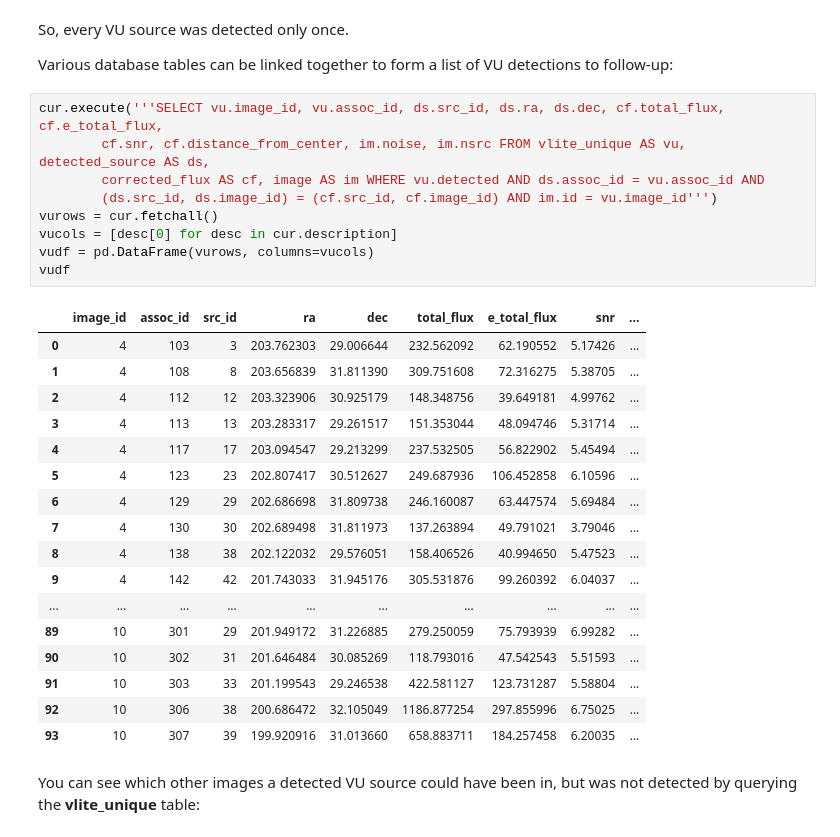
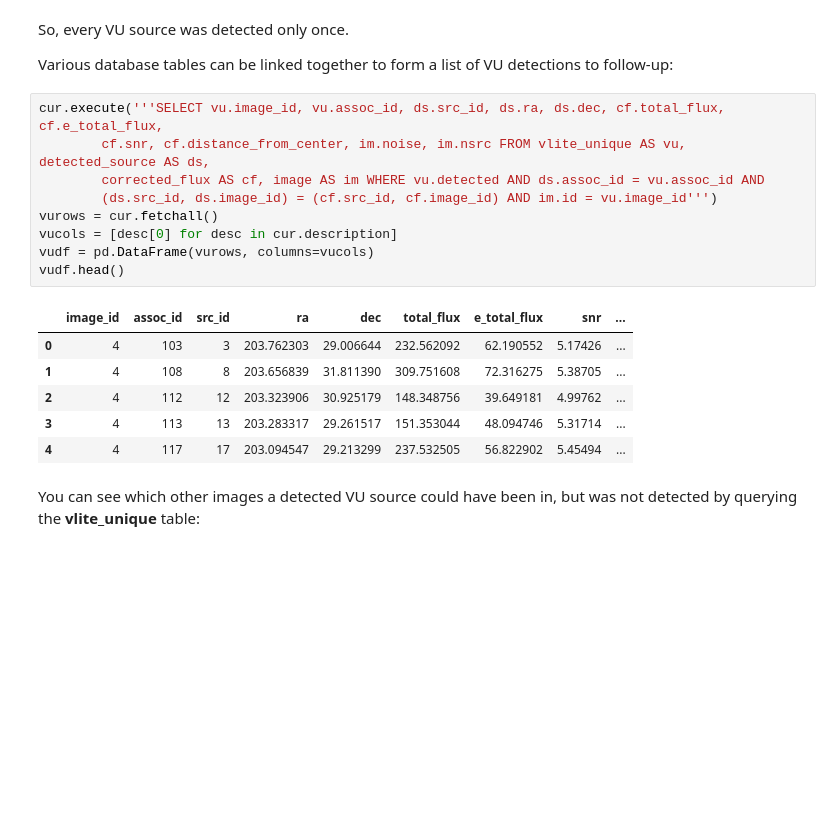
Before and after one commit to epolisensky/VLITE, a Jupyter notebook: VDPGuide.ipynb, the cells around one changed output. Cells and saved outputs as stored; diff of their text form; blank space fills up the shorter version.

```diff
--- a/VDPGuide.ipynb
+++ b/VDPGuide.ipynb
@@ -857,30 +862,19 @@ Various database tables can be linked together to form a list of VU detections t
 # %%
 cur.execute('''SELECT vu.image_id, vu.assoc_id, ds.src_id, ds.ra, ds.dec, cf.total_flux, cf.e_total_flux,
         cf.snr, cf.distance_from_center, im.noise, im.nsrc FROM vlite_unique AS vu, detected_source AS ds,
         corrected_flux AS cf, image AS im WHERE vu.detected AND ds.assoc_id = vu.assoc_id AND
         (ds.src_id, ds.image_id) = (cf.src_id, cf.image_id) AND im.id = vu.image_id''')
 vurows = cur.fetchall()
 vucols = [desc[0] for desc in cur.description]
 vudf = pd.DataFrame(vurows, columns=vucols)
-vudf
+vudf.head()
 # %% [output]
 |  | image_id | assoc_id | src_id | ra | dec | total_flux | e_total_flux | snr | ... |
 | 0 | 4 | 103 | 3 | 203.762303 | 29.006644 | 232.562092 | 62.190552 | 5.17426 | ... |
 | 1 | 4 | 108 | 8 | 203.656839 | 31.811390 | 309.751608 | 72.316275 | 5.38705 | ... |
 | 2 | 4 | 112 | 12 | 203.323906 | 30.925179 | 148.348756 | 39.649181 | 4.99762 | ... |
 | 3 | 4 | 113 | 13 | 203.283317 | 29.261517 | 151.353044 | 48.094746 | 5.31714 | ... |
 | 4 | 4 | 117 | 17 | 203.094547 | 29.213299 | 237.532505 | 56.822902 | 5.45494 | ... |
-| 5 | 4 | 123 | 23 | 202.807417 | 30.512627 | 249.687936 | 106.452858 | 6.10596 | ... |
-| 6 | 4 | 129 | 29 | 202.686698 | 31.809738 | 246.160087 | 63.447574 | 5.69484 | ... |
-| 7 | 4 | 130 | 30 | 202.689498 | 31.811973 | 137.263894 | 49.791021 | 3.79046 | ... |
-| 8 | 4 | 138 | 38 | 202.122032 | 29.576051 | 158.406526 | 40.994650 | 5.47523 | ... |
-| 9 | 4 | 142 | 42 | 201.743033 | 31.945176 | 305.531876 | 99.260392 | 6.04037 | ... |
-| ... | ... | ... | ... | ... | ... | ... | ... | ... | ... |
-| 89 | 10 | 301 | 29 | 201.949172 | 31.226885 | 279.250059 | 75.793939 | 6.99282 | ... |
-| 90 | 10 | 302 | 31 | 201.646484 | 30.085269 | 118.793016 | 47.542543 | 5.51593 | ... |
-| 91 | 10 | 303 | 33 | 201.199543 | 29.246538 | 422.581127 | 123.731287 | 5.58804 | ... |
-| 92 | 10 | 306 | 38 | 200.686472 | 32.105049 | 1186.877254 | 297.855996 | 6.75025 | ... |
-| 93 | 10 | 307 | 39 | 199.920916 | 31.013660 | 658.883711 | 184.257458 | 6.20035 | ... |
 # %% [markdown]
 You can see which other images a detected VU source could have been in, but was not detected by querying the **vlite_unique** table:
 # %%
```
Also changed, not shown: parts of 35 cells of this notebook, 39 other files.
